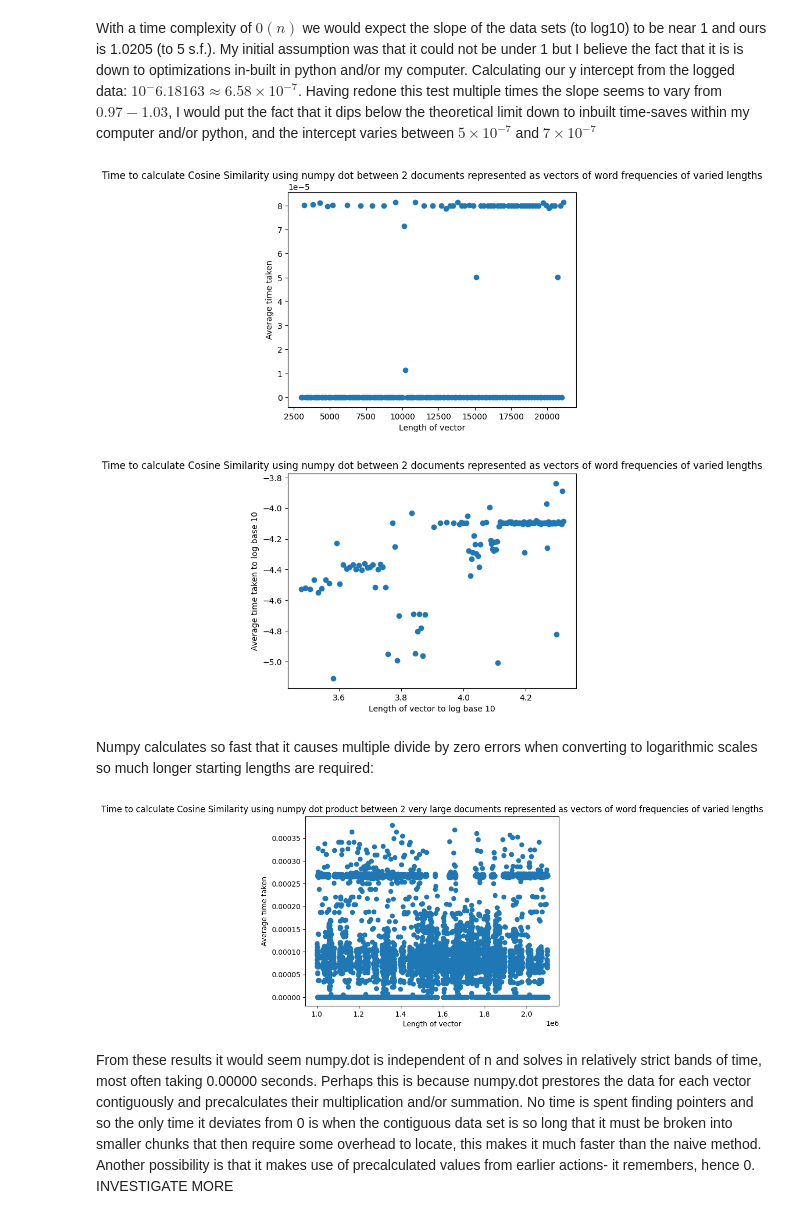
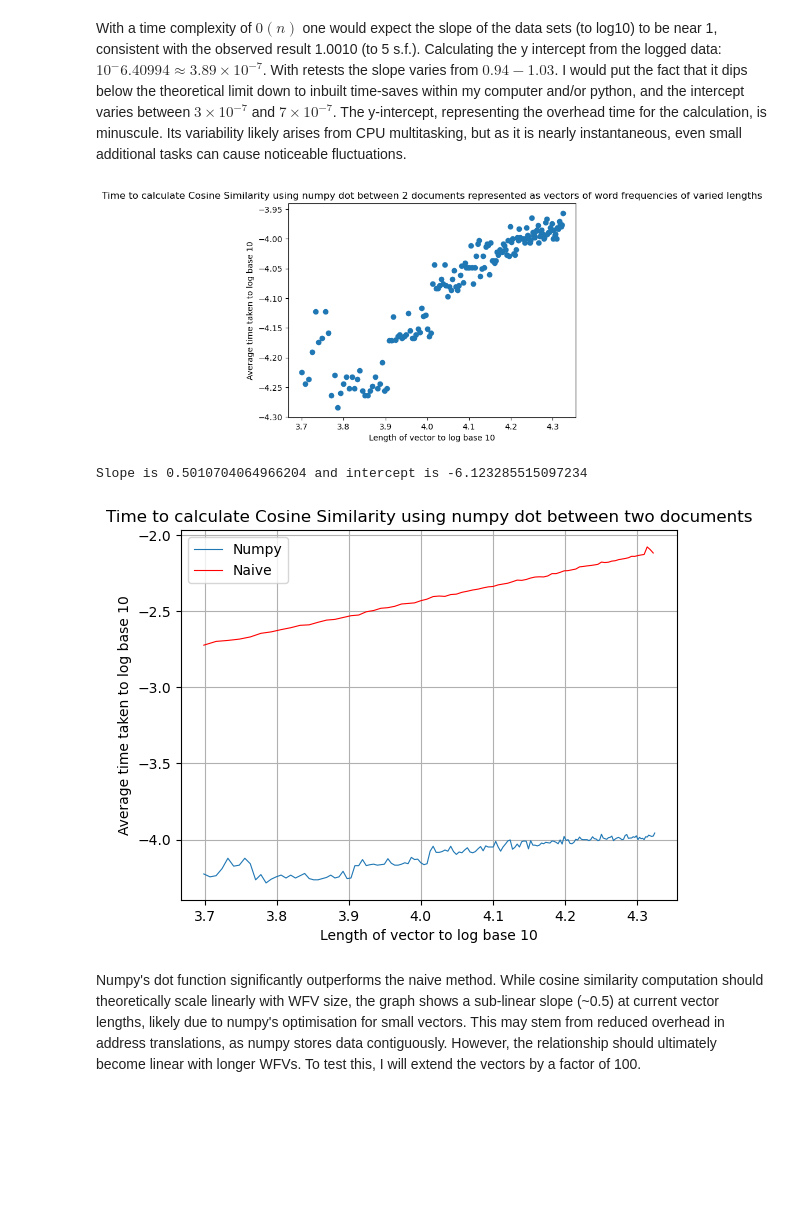
Before and after one commit to Bam-Bam11/AlgorithmicDataScienceProject, a Jupyter notebook: ADS_report.ipynb, the cells around one changed output. Cells and saved outputs as stored; diff of their text form; code cells hidden in the pictures; blank space fills up the shorter version.

```diff
--- a/ADS_report.ipynb
+++ b/ADS_report.ipynb
@@ -123,5 +128,6 @@ def make_data(start, end, jump, some_func, v1, v2, repeats=20, *args, **kwargs):
 
     return x_data, y_data
 # %%
-(x_cos, y_cos) = make_data(50, 21000, 200, cosine_n, doc_1,doc_2,repeats= 100) # start must be at least 38 as doc 2 is zeros until then
+(x_cos, y_cos) = make_data(50, length_of_data, 200, cosine_n, array1,array2,repeats= 100) # start must be at least 38 as doc 2 is zeros until then
+(x_adjust, y_adjust) = make_data(5000, length_of_data, 200, cosine_n, array1,array2,repeats= 100) # for use in later graph
 # %%
@@ -136,12 +140,12 @@ plt.show()
 # %%
 log_xcos=[np.log10(x) for x in x_cos]
 log_ycos=[np.log10(y) for y in y_cos]
-
+log_x_adjust =[np.log10(x) for x in x_adjust] #for later graph
+log_y_adjust =[np.log10(y) for y in y_adjust] # for later graph
 plt.scatter(log_xcos,log_ycos)
-#plt.ylim(0,0.005)
 plt.xlabel("Length of vector to log base 10")
-plt.ylabel("Average time taken to log base 10")
-plt.title("Time to calculate Cosine Similarity between 2 documents represented as vectors of word frequencies of varied lengths")
+plt.ylabel("Average time taken in seconds to log base 10")
+plt.title("Time to calculate Cosine Similarity between 2 documents represented as vectors of word frequencies of varied lengths with normalised data to log10")
 plt.show()
 
 res = stats.linregress(log_xcos, log_ycos)
@@ -152,54 +156,54 @@ Slope is 1.0204711719735091 and intercept is -6.181635720765554
 # %% [markdown]
-With a time complexity of $0(n)$ we would expect the slope of the data sets (to log10) to be near 1 and ours is 1.0205 (to 5 s.f.). My initial assumption was that it could not be under 1 but I believe the fact that it is is down to optimizations in-built in python and/or my computer. Calculating our y intercept from the logged data: $10^-6.18163 \approx 6.58\times10^{-7}$. Having redone this test multiple times the slope seems to vary from $0.97-1.03$, I would put the fact that it dips below the theoretical limit down to inbuilt time-saves within my computer and/or python, and the intercept varies between $5\times10^{-7}$ and $7\times10^{-7}$
+With a time complexity of $0(n)$ one would expect the slope of the data sets (to log10) to be near 1, consistent with the observed result 1.0010 (to 5 s.f.). Calculating the y intercept from the logged data: $10^-6.40994 \approx 3.89\times10^{-7}$. With retests the slope varies from $0.94-1.03$. I would put the fact that it dips below the theoretical limit down to inbuilt time-saves within my computer and/or python, and the intercept varies between $3\times10^{-7}$ and $7\times10^{-7}$. The y-intercept, representing the overhead time for the calculation, is minuscule. Its variability likely arises from CPU multitasking, but as it is nearly instantaneous, even small additional tasks can cause noticeable fluctuations.
 # %%
-from numpy import dot
-
 array1 = np.array(doc_1)
 array2 = np.array(doc_2)
 
 def numpy_cosine(v1,v2):
-     return np.dot(v1,v2)/(np.sqrt(np.dot(v1,v1)*np.dot(v2,v2)))
-
-
-(x_cos_numpy, y_cos_numpy) = make_data(3000, length_of_data, 100, numpy_cosine, documents[0], documents[1], repeats=100)
-#print(y_cos_numpy)
+     return np.dot(v1,v2)/(np.sqrt(norm(v1)*norm(v2)))
+#Numpy calculates so fast that it causes multiple divide by zero errors when converting to logarithmic scales
+#so a much longer starting length is required:
+(x_cos_numpy, y_cos_numpy) = make_data(5000, length_of_data, 100, numpy_cosine, array1, array2, repeats=2000)
 # %%
-plt.scatter(x_cos_numpy, y_cos_numpy)
-#plt.ylim(0,0.005)
-plt.xlabel("Length of vector")
-plt.ylabel("Average time taken")
-plt.title("Time to calculate Cosine Similarity using numpy dot between 2 documents represented as vectors of word frequencies of varied lengths")
-plt.show()
+# Non-scaled data:
+# plt.scatter(x_cos_numpy, y_cos_numpy)
+# plt.xlabel("Length of vector")
+# plt.ylabel("Average time taken in seconds")
+# plt.title("Time to calculate Cosine Similarity using numpy dot between 2 documents represented as vectors of word frequencies of varied lengths")
+# plt.show()
-# %% [output]
-[figure, removed]
 # %%
 log_xcos_numpy = [np.log10(x) for x in x_cos_numpy]
 log_ycos_numpy = [np.log10(y) for y in y_cos_numpy]
 #print(log_ycos_numpy)
-%matplotlib inline
 plt.scatter(log_xcos_numpy,log_ycos_numpy)
-#plt.ylim(0,0.005)
 plt.xlabel("Length of vector to log base 10")
-plt.ylabel("Average time taken to log base 10")
+plt.ylabel("Average time taken in seconds to log base 10")
 plt.title("Time to calculate Cosine Similarity using numpy dot between 2 documents represented as vectors of word frequencies of varied lengths")
 plt.show()
 # %% [output]
-[figure, old version]
+[figure, new version]
-# %% [markdown]
-Numpy calculates so fast that it causes multiple divide by zero errors when converting to logarithmic scales so much longer starting lengths are required:
+# %%
+numpyres = stats.linregress(log_xcos_numpy, log_ycos_numpy)
+print("Slope is {} and intercept is {}".format(numpyres.slope,numpyres.intercept))
+# %% [output]
+Slope is 0.5010704064966204 and intercept is -6.123285515097234
 # %%
-long_doc_1 = doc_1*100
-long_doc_2 = doc_2*100
+plt.plot(log_xcos_numpy, log_ycos_numpy, linestyle='-', linewidth=0.8, label='Numpy')
 
-(x_cos_numpy_L, y_cos_numpy_L) = make_data(1000000, 2100000, 100, numpy_cosine, long_doc_1, long_doc_2, repeats=30)
+# Plot the second dataset as a thin line
 
-plt.scatter(x_cos_numpy_L,y_cos_numpy_L)
-#plt.ylim(0,0.005)
-plt.xlabel("Length of vector")
-plt.ylabel("Average time taken")
-plt.title("Time to calculate Cosine Similarity using numpy dot product between 2 very large documents represented as vectors of word frequencies of varied lengths")
+plt.plot(log_x_adjust, log_y_adjust, linestyle='-', linewidth=0.8, label='Naive', color='red')
+
+# Add labels and title
+plt.xlabel("Length of vector to log base 10")
+plt.ylabel("Average time taken to log base 10")
+plt.title("Time (s) to calculate Cosine Similarity using numpy dot between two documents")
+plt.legend()  # Add legend to distinguish datasets
+plt.grid(True)  # Optional: Add grid for better readability
+
+# Show the plot
 plt.show()
 # %% [output]
-[figure, old version]
+[figure, new version]
 # %% [markdown]
-From these results it would seem numpy.dot is independent of n and solves in relatively strict bands of time, most often taking 0.00000 seconds. Perhaps this is because numpy.dot prestores the data for each vector contiguously and precalculates their multiplication and/or summation. No time is spent finding pointers and so the only time it deviates from 0 is when the contiguous data set is so long that it must be broken into smaller chunks that then require some overhead to locate, this makes it much faster than the naive method. Another possibility is that it makes use of precalculated values from earlier actions- it remembers, hence 0. INVESTIGATE MORE
+Numpy's dot function significantly outperforms the naive method. While cosine similarity computation should theoretically scale linearly with WFV size, the graph shows a sub-linear slope (~0.5) at current vector lengths, likely due to numpy's optimisation for small vectors. This may stem from reduced overhead in address translations, as numpy stores data contiguously. However, the relationship should ultimately become linear with longer WFVs. To test this, I will extend the vectors by a factor of 100.
```
Also changed, not shown: parts of 77 cells of this notebook.
